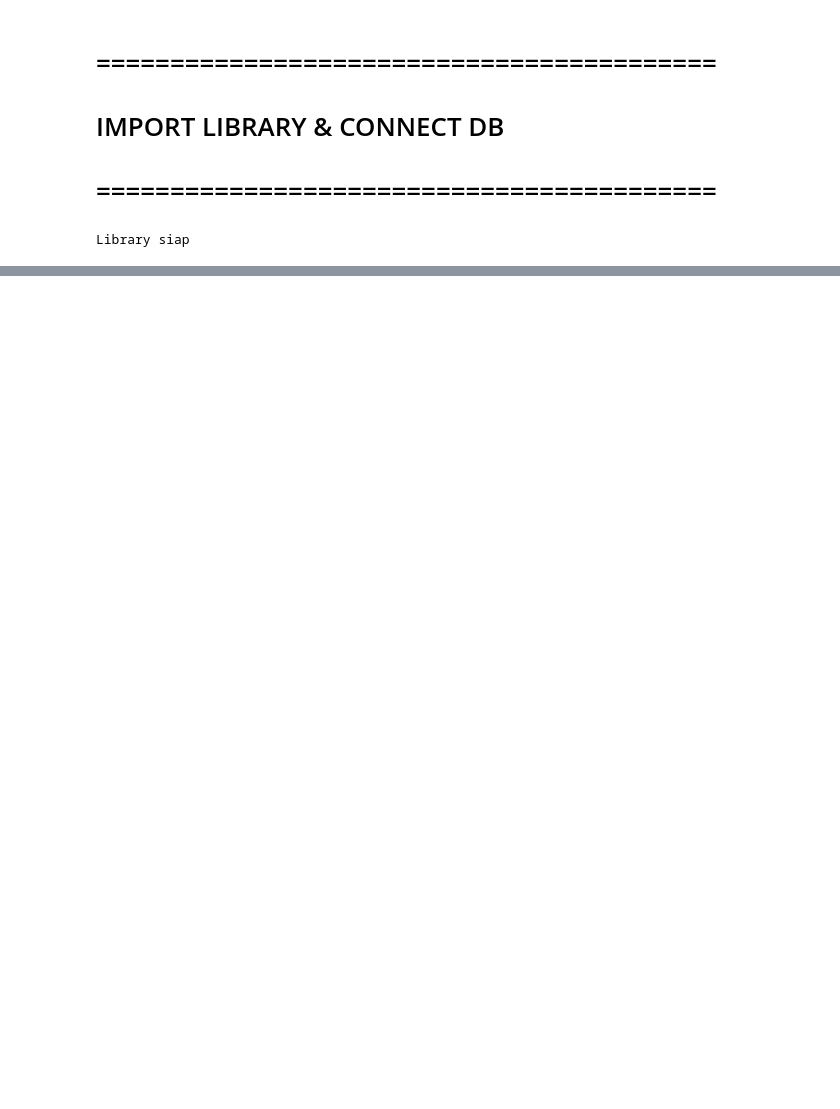
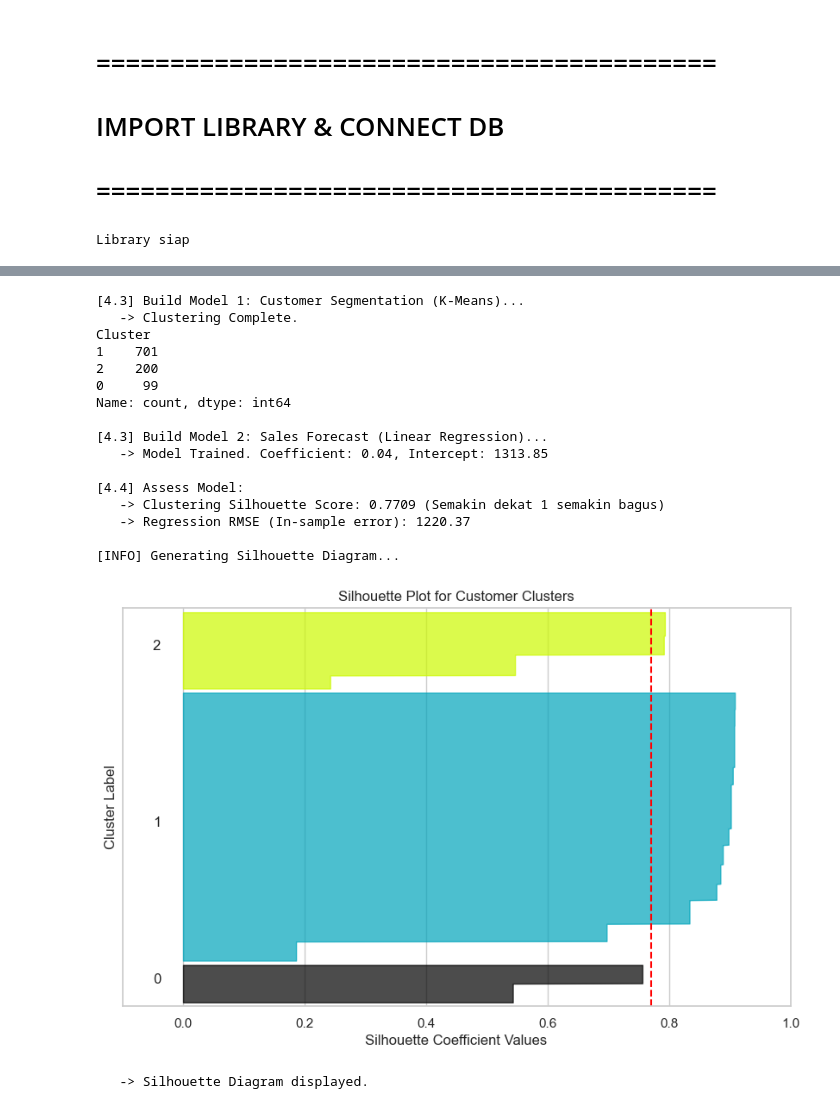
Before and after one commit to akhdanrgya/Tubes-DWBI, a Jupyter notebook: TUBES_DWBI.ipynb, the cells around one changed output, grey strips where cells are left out. Drawn from its saved outputs; the diff is of its cells as text; code cells hidden in the pictures; blank space fills up the shorter version.

```diff
--- a/TUBES_DWBI.ipynb
+++ b/TUBES_DWBI.ipynb
@@ -180,2 +186,82 @@ Tren Harian: Naik (0.04 per hari)
+# %%
+print("\n[4.3] Build Model 1: Customer Segmentation (K-Means)...")
+scaler = StandardScaler()
+X_cluster = scaler.fit_transform(cust_agg[['Monetary', 'Frequency']])
+
+kmeans = KMeans(n_clusters=3, random_state=42, n_init=10)
+cust_agg['Cluster'] = kmeans.fit_predict(X_cluster)
+print("   -> Clustering Complete.")
+print(cust_agg['Cluster'].value_counts())
+
+print("\n[4.3] Build Model 2: Sales Forecast (Linear Regression)...")
+reg = LinearRegression()
+X_reg = daily_sales[['Day_Index']]
+y_reg = daily_sales['final_amount']
+reg.fit(X_reg, y_reg)
+print(f"   -> Model Trained. Coefficient: {reg.coef_[0]:.2f}, Intercept: {reg.intercept_:.2f}")
+
+print("\n[4.4] Assess Model:")
+sil_score = silhouette_score(X_cluster, cust_agg['Cluster'])
+print(f"   -> Clustering Silhouette Score: {sil_score:.4f} (Semakin dekat 1 semakin bagus)")
+
+y_pred_in = reg.predict(X_reg)
+rmse = np.sqrt(mean_squared_error(y_reg, y_pred_in))
+print(f"   -> Regression RMSE (In-sample error): {rmse:.2f}")
+
+print("\n[INFO] Generating Silhouette Diagram...")
+
+# Setup Canvas
+fig, ax1 = plt.subplots(1, 1, figsize=(10, 6))
+ax1.set_xlim([-0.1, 1])
+ax1.set_ylim([0, len(X_cluster) + (3 + 1) * 10])
+
+sample_silhouette_values = silhouette_samples(X_cluster, cust_agg['Cluster'])
+y_lower = 10
+
+for i in range(3):
+    ith_cluster_silhouette_values = sample_silhouette_values[cust_agg['Cluster'] == i]
+    ith_cluster_silhouette_values.sort()
+
+    size_cluster_i = ith_cluster_silhouette_values.shape[0]
+    y_upper = y_lower + size_cluster_i
+
+    color = cm.nipy_spectral(float(i) / 3)
+    ax1.fill_betweenx(np.arange(y_lower, y_upper),
+                      0, ith_cluster_silhouette_values,
+                      facecolor=color, edgecolor=color, alpha=0.7)
+
+    ax1.text(-0.05, y_lower + 0.5 * size_cluster_i, str(i))
+    y_lower = y_upper + 10
+
+ax1.set_title("Silhouette Plot for Customer Clusters")
+ax1.set_xlabel("Silhouette Coefficient Values")
+ax1.set_ylabel("Cluster Label")
+
+# Garis rata-rata (Merah)
+avg_score = silhouette_score(X_cluster, cust_agg['Cluster'])
+ax1.axvline(x=avg_score, color="red", linestyle="--")
+
+ax1.set_yticks([])
+plt.show()
+print("   -> Silhouette Diagram displayed.")
+# %% [output]
+[4.3] Build Model 1: Customer Segmentation (K-Means)...
+   -> Clustering Complete.
+Cluster
+1    701
+2    200
+0     99
+Name: count, dtype: int64
+
+[4.3] Build Model 2: Sales Forecast (Linear Regression)...
+   -> Model Trained. Coefficient: 0.04, Intercept: 1313.85
+
+[4.4] Assess Model:
+   -> Clustering Silhouette Score: 0.7709 (Semakin dekat 1 semakin bagus)
+   -> Regression RMSE (In-sample error): 1220.37
+
+[INFO] Generating Silhouette Diagram...
+[figure, added]
+   -> Silhouette Diagram displayed.
 # %% [markdown]
 # ==========================================
```
Also changed, not shown: parts of 14 cells of this notebook, 1 other file.
